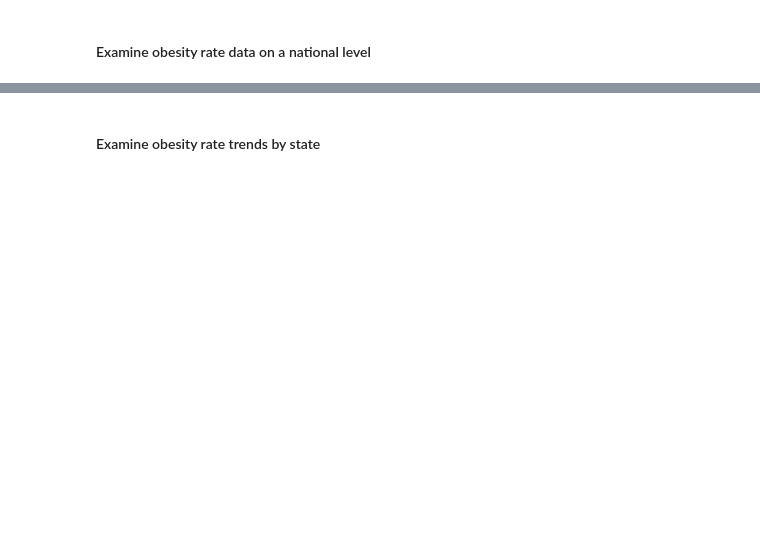
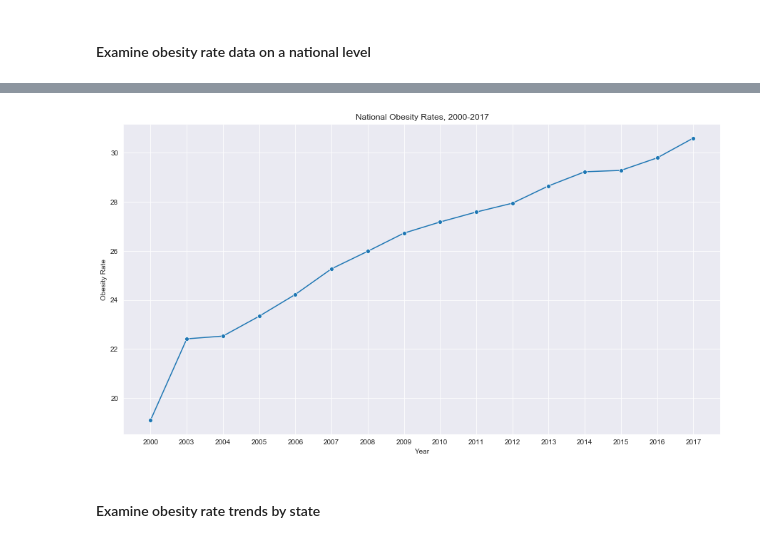
Before and after one commit to amypeniston/data-science-capstone-project, a Jupyter notebook: Week_5_Capstone_Project.ipynb, the cells around one changed output, grey strips where cells are left out. Cells and saved outputs as stored; diff of their text form; code cells hidden in the pictures; blank space fills up the shorter version.

```diff
--- a/Week_5_Capstone_Project.ipynb
+++ b/Week_5_Capstone_Project.ipynb
@@ -78,3 +82,7 @@ obesity_rates_df.describe()
 | max | 23.900000 | 28.400000 | 28.100000 | 29.500000 | 30.600000 | 31.700000 | 32.500000 | 33.800000 | 34.400000 | 34.900000 | 34.700000 | ... |
 # %% [markdown]
 #### Examine obesity rate data on a national level
+# %%
+obesity_rates_df = obesity_rates_df.T
+obesity_rates_df.index.name = "Year"
+obesity_rates_df.head()
@@ -81,2 +110,14 @@ obesity_rates_df.describe()
+# %%
+palette = sns.color_palette("mako_r", 6)
+sns.set_style("darkgrid")
+fig = plt.figure(figsize=(15,8))
+
+sns.lineplot("Year", "National", data=obesity_rates_df, marker='o')
+plt.title("National Obesity Rates, 2000-2017")
+plt.xlabel("Year")
+plt.ylabel("Obesity Rate")
+plt.show()
+# %% [output]
+[figure, added]
 # %% [markdown]
 #### Examine obesity rate trends by state
```
Also changed, not shown: parts of 26 cells of this notebook.
